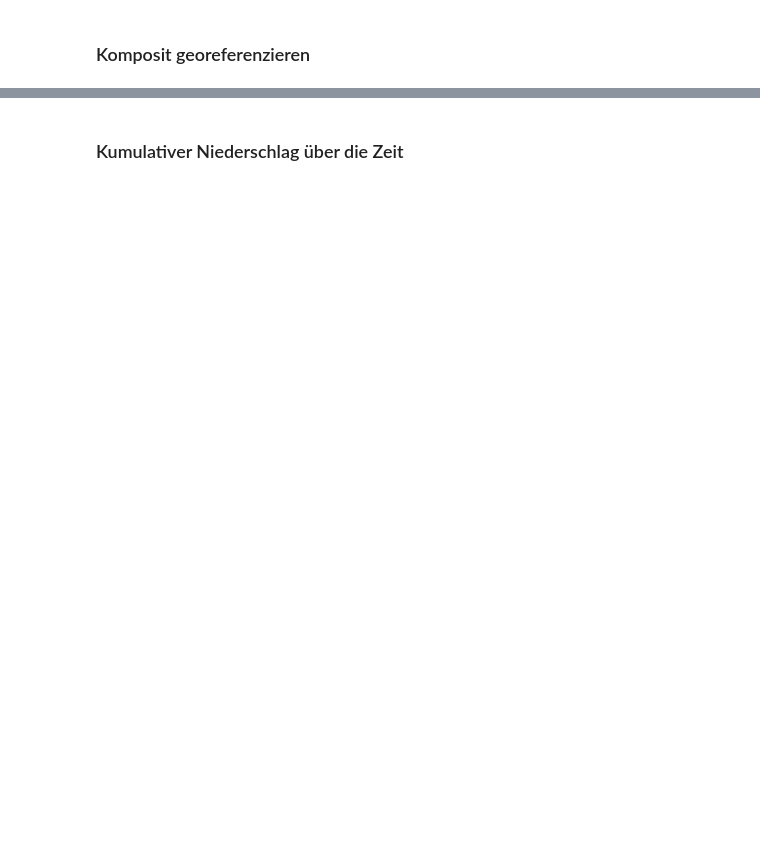
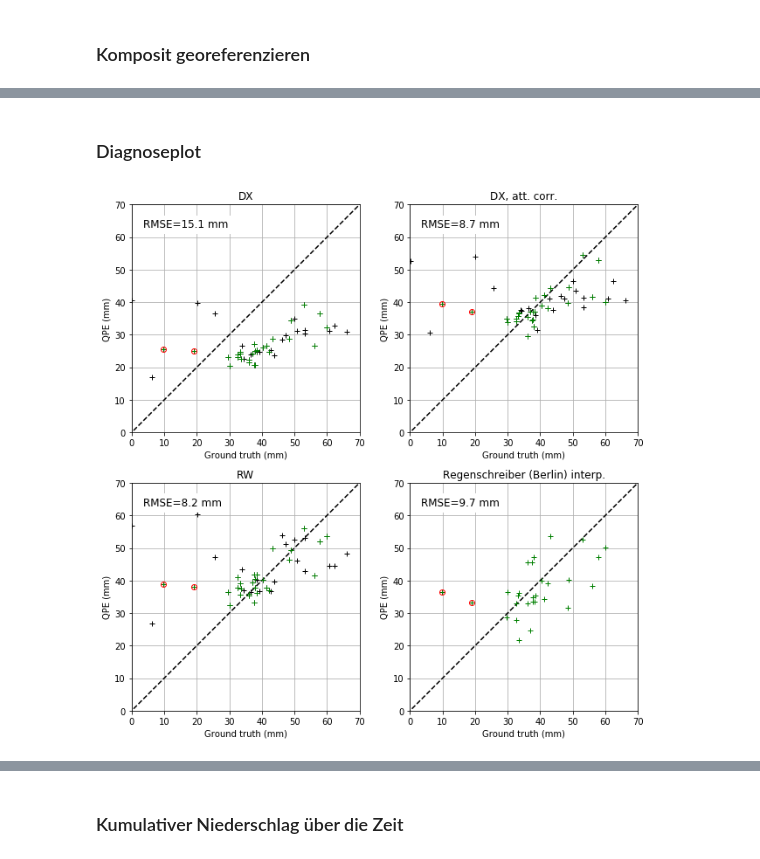
Before and after one commit to heistermann/rain-in-berlin, a Jupyter notebook: berlin_reanalysis.ipynb, the cells around one changed output, grey strips where cells are left out. Drawn from its saved outputs; the diff is of its cells as text; code cells hidden in the pictures; blank space fills up the shorter version.

```diff
--- a/berlin_reanalysis.ipynb
+++ b/berlin_reanalysis.ipynb
@@ -224,2 +146,2 @@ distances, rwix = tree.query(list(zip(gauges.x, gauges.y)), k=9)
-# %%
-rwprec = np.median([rw.sum(axis=0).ravel()[ix_] for ix_ in rwix], axis=1)
+# %%
+rw_at_gauge = np.median(rwprec.reshape((len(dtimes_rw), -1))[:,ix_rw], axis=2)
@@ -225,0 +203,7 @@ rwprec = np.median([rw.sum(axis=0).ravel()[ix_] for ix_ in rwix], axis=1)
+# %%
+# Interpolation using "good" gauges
+obs_coords_gix = np.array(gauges.loc[gix,["x", "y"]]).astype("f4")
+
+go_gix = wradlib.adjust.GageOnly(obs_coords_gix, rad_coords, nnear_raws=9)
+gosum_gix_obs, gosum_gix_est = go_gix.xvalidate(np.array(gdata.sum()[gix]),
+                                                dxprec.sum(axis=0).ravel())
@@ -226 +314,66 @@ rwprec = np.median([rw.sum(axis=0).ravel()[ix_] for ix_ in rwix], axis=1)
+# %% [markdown]
+### Diagnoseplot
+# %%
+def rmse2plot(x,y, maxval):
+    plt.text(0.05*maxval, 0.9*maxval, "RMSE=%.2f mm" % h.rmse(x, y),
+             fontsize=12, backgroundcolor="white")
+# %%
+maxval = 70
+fig = plt.figure(figsize=(9,9))
+ax = plt.subplot(221, aspect="equal")
+plt.plot([-10, 100], [-10, 100], "k--")
+plt.plot(np.array(gdata.sum()), dx_at_gauge.sum(axis=0), "k+")
+plt.plot(np.array(gdata.sum())[gix], dx_at_gauge.sum(axis=0)[gix], "g+")
+plt.plot(np.array(gdata.sum())[gix][bgix], dx_at_gauge.sum(axis=0)[gix][bgix], "ro", mfc="None")
+plt.xlim(0,maxval)
+plt.ylim(0,maxval)
+plt.xlabel("Ground truth (mm)")
+plt.ylabel("QPE (mm)")
+plt.grid()
+plt.title("DX")
+rmse2plot(np.array(gdata.sum())[gix], dx_at_gauge.sum(axis=0)[gix], maxval)
+
+ax = plt.subplot(222, aspect="equal")
+plt.plot([-10, 100], [-10, 100], "k--")
+plt.plot(np.array(gdata.sum()), dx2_at_gauge.sum(axis=0), "k+")
+plt.plot(np.array(gdata.sum())[gix], dx2_at_gauge.sum(axis=0)[gix], "g+")
+plt.plot(np.array(gdata.sum())[gix][bgix], dx2_at_gauge.sum(axis=0)[gix][bgix], "ro", mfc="None")
+plt.xlim(0,maxval)
+plt.ylim(0,maxval)
+plt.xlabel("Ground truth (mm)")
+plt.ylabel("QPE (mm)")
+plt.grid()
+plt.title("DX, att. corr.")
+rmse2plot(np.array(gdata.sum())[gix], dx2_at_gauge.sum(axis=0)[gix], maxval)
+
+ax = plt.subplot(223, aspect="equal")
+plt.plot([-10, 100], [-10, 100], "k--")
+plt.plot(np.array(gdata.sum()), rw_at_gauge.sum(axis=0), "k+")
+plt.plot(np.array(gdata.sum())[gix], rw_at_gauge.sum(axis=0)[gix], "g+")
+plt.plot(np.array(gdata.sum())[gix][bgix], rw_at_gauge.sum(axis=0)[gix][bgix], "ro", mfc="None")
+plt.xlim(0,maxval)
+plt.ylim(0,maxval)
+plt.xlabel("Ground truth (mm)")
+plt.ylabel("QPE (mm)")
+plt.grid()
+plt.title("RW")
+rmse2plot(np.array(gdata.sum())[gix], rw_at_gauge.sum(axis=0)[gix], maxval)
+
+ax = plt.subplot(224, aspect="equal")
+plt.plot([-10, 100], [-10, 100], "k--")
+#plt.plot(gosum_all_obs, gosum_all_est, "k+")
+#plt.plot(gosum_all_obs[gix], gosum_all_est[gix], "g+")
+plt.plot(gosum_gix_obs, gosum_gix_est, "g+")
+plt.plot(gosum_gix_obs[bgix], gosum_gix_est[bgix], "ro", mfc="none")
+plt.xlim(0,maxval)
+plt.ylim(0,maxval)
+plt.xlabel("Ground truth (mm)")
+plt.ylabel("QPE (mm)")
+plt.grid()
+plt.title("Regenschreiber (Berlin) interp.")
+rmse2plot(gosum_gix_obs, gosum_gix_est, maxval)
+
+plt.tight_layout()
+# %% [output]
+[figure, added]
 # %%
```
Also changed, not shown: parts of 50 cells of this notebook, 2 other files.
